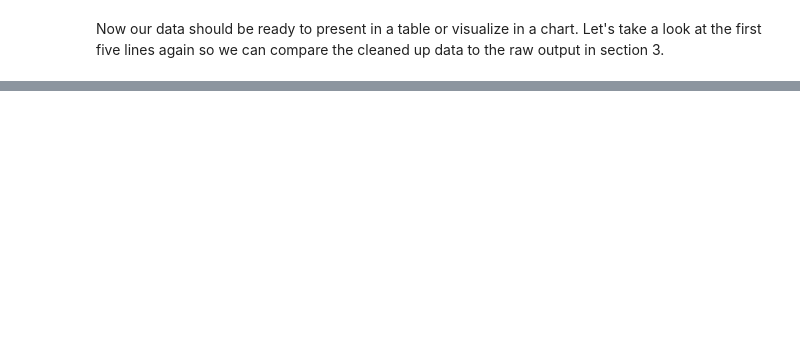
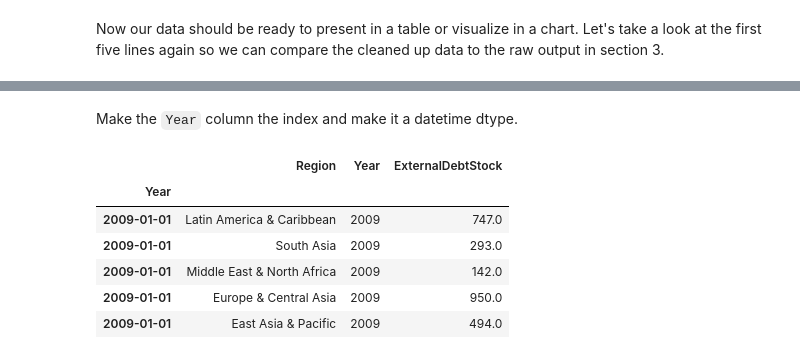
Before and after one commit to worldbank/debt-data, a Jupyter notebook: api-guide/ids-api-guide-python-2.ipynb, the cells around one changed output, grey strips where cells are left out. Drawn from its saved outputs; the diff is of its cells as text; code cells hidden in the pictures; blank space fills up the shorter version.

```diff
--- a/api-guide/ids-api-guide-python-2.ipynb
+++ b/api-guide/ids-api-guide-python-2.ipynb
@@ -121,0 +117,3 @@ EXDreshaped = pd.DataFrame(EXD.to_records())
+# %%
+EXD_df = EXD_df.reset_index()
+EXD_df.head()
@@ -158,0 +190,14 @@ Now use the package "plotly" to create a basic line graph of the regional trends
+# %% [markdown]
+Make the `Year` column the index and make it a datetime dtype.
+# %%
+EXD_df.index = pd.to_datetime(EXD_df['Year'])
+EXD_df = EXD_df.sort_index()
+EXD_df.head()
+# %% [output]
+|  | Region | Year | ExternalDebtStock |
+| Year |  |  |  |
+| 2009-01-01 | Latin America & Caribbean | 2009 | 747.0 |
+| 2009-01-01 | South Asia | 2009 | 293.0 |
+| 2009-01-01 | Middle East & North Africa | 2009 | 142.0 |
+| 2009-01-01 | Europe & Central Asia | 2009 | 950.0 |
+| 2009-01-01 | East Asia & Pacific | 2009 | 494.0 |
```
Also changed, not shown: parts of 29 cells of this notebook.
